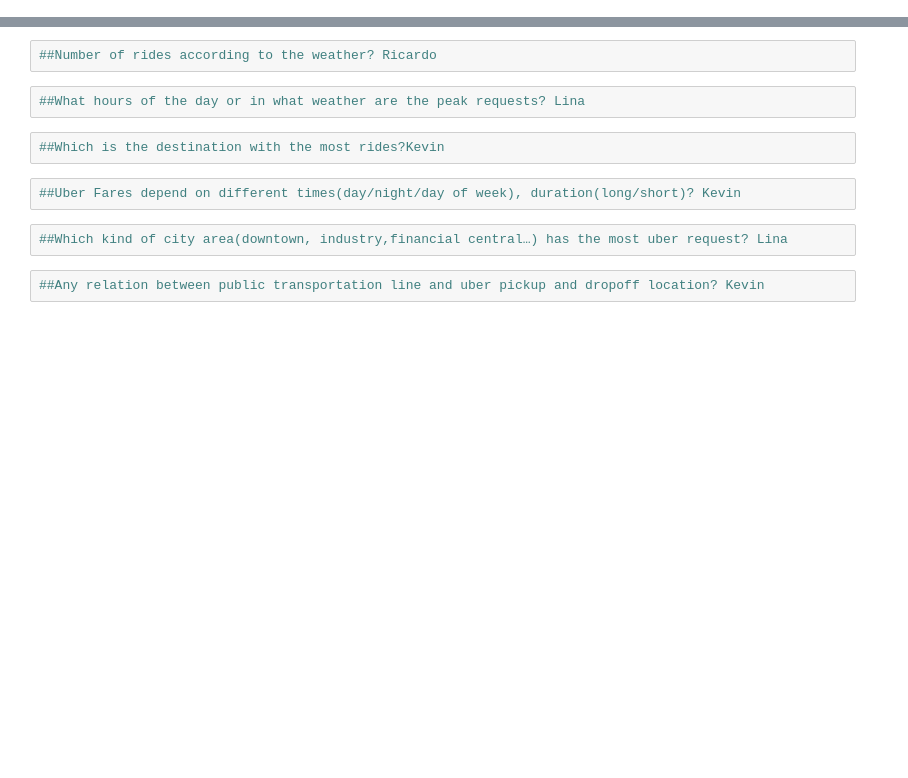
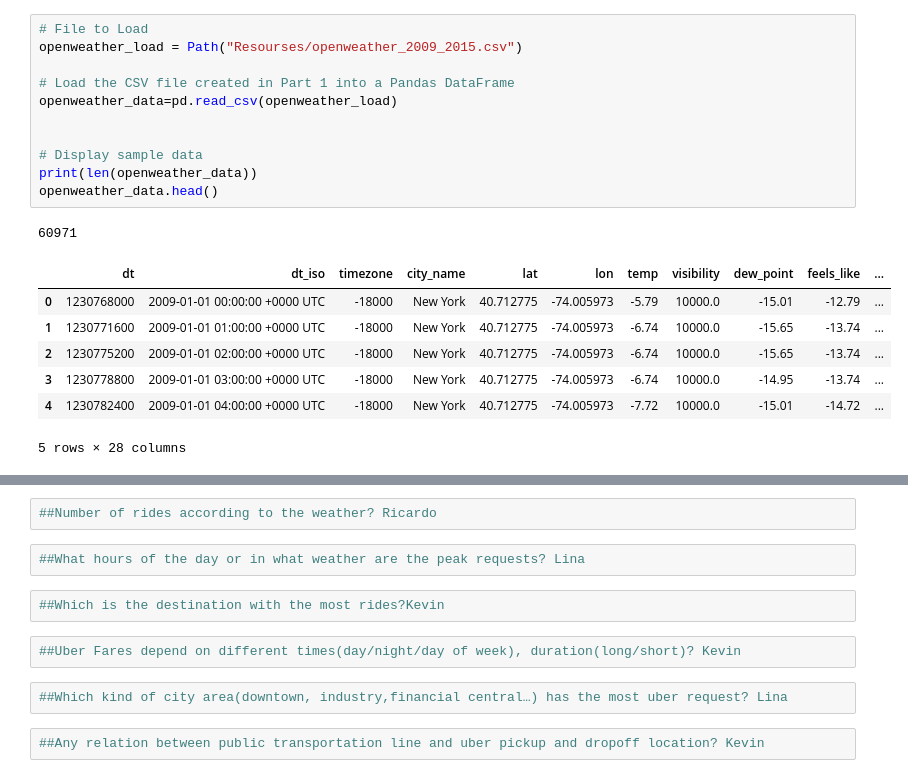
Before and after one commit to KevinZhuangC/project-1, a Jupyter notebook: project1-Group3.ipynb, the cells around one changed output, grey strips where cells are left out. Cells and saved outputs as stored; diff of their text form; blank space fills up the shorter version.

Commit message:
merge_data_weather

```diff
--- a/project1-Group3.ipynb
+++ b/project1-Group3.ipynb
@@ -83,0 +120,20 @@ uber_new_df.head()
+# %%
+# File to Load
+openweather_load = Path("Resourses/openweather_2009_2015.csv")
+
+# Load the CSV file created in Part 1 into a Pandas DataFrame
+openweather_data=pd.read_csv(openweather_load)
+
+
+# Display sample data
+print(len(openweather_data))
+openweather_data.head()
+# %% [output]
+60971
+|  | dt | dt_iso | timezone | city_name | lat | lon | temp | visibility | dew_point | feels_like | ... |
+| 0 | 1230768000 | 2009-01-01 00:00:00 +0000 UTC | -18000 | New York | 40.712775 | -74.005973 | -5.79 | 10000.0 | -15.01 | -12.79 | ... |
+| 1 | 1230771600 | 2009-01-01 01:00:00 +0000 UTC | -18000 | New York | 40.712775 | -74.005973 | -6.74 | 10000.0 | -15.65 | -13.74 | ... |
+| 2 | 1230775200 | 2009-01-01 02:00:00 +0000 UTC | -18000 | New York | 40.712775 | -74.005973 | -6.74 | 10000.0 | -15.65 | -13.74 | ... |
+| 3 | 1230778800 | 2009-01-01 03:00:00 +0000 UTC | -18000 | New York | 40.712775 | -74.005973 | -6.74 | 10000.0 | -14.95 | -13.74 | ... |
+| 4 | 1230782400 | 2009-01-01 04:00:00 +0000 UTC | -18000 | New York | 40.712775 | -74.005973 | -7.72 | 10000.0 | -15.01 | -14.72 | ... |
+5 rows × 28 columns
```
Also changed, not shown: parts of 13 cells of this notebook, 2 other files.
